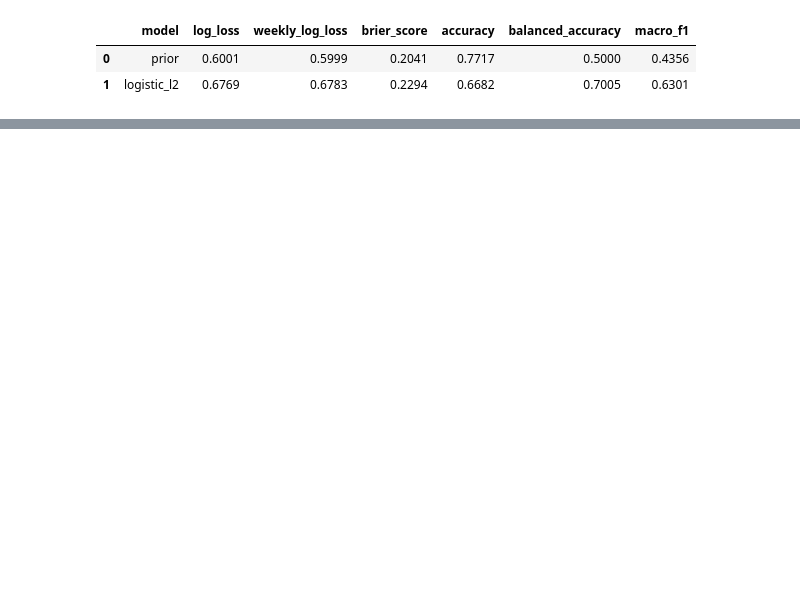
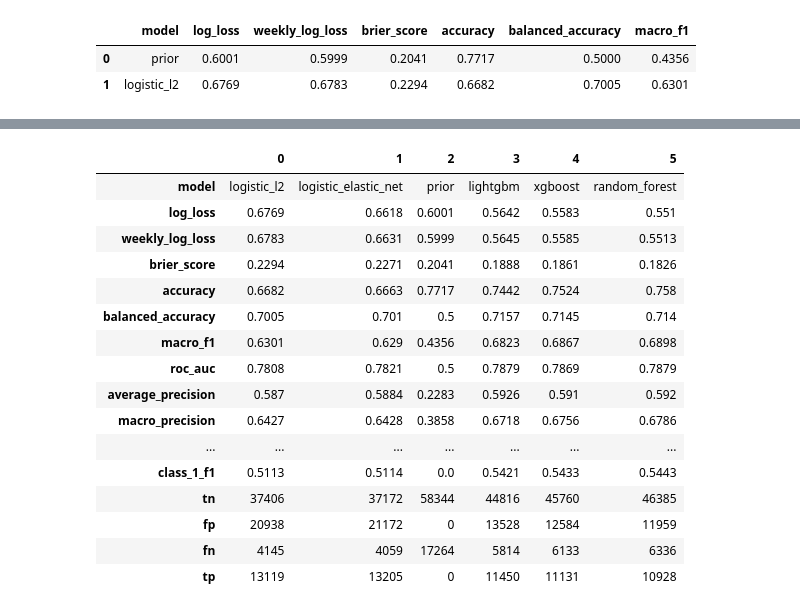
Before and after one commit to manu-horn/online-retail, a Jupyter notebook: notebooks/04_modeling.ipynb, the cells around one changed output, grey strips where cells are left out. Drawn from its saved outputs; the diff is of its cells as text; code cells hidden in the pictures; blank space fills up the shorter version.

```diff
--- a/notebooks/04_modeling.ipynb
+++ b/notebooks/04_modeling.ipynb
@@ -114,0 +186,5 @@ not establish that weekly snapshots cause overfitting. The final test is unevalu
+# %%
+from online_retail.modeling.trees import run_tree_models
+
+tree_metrics = run_tree_models(DATA, ROOT / "artifacts/tree_models", n_trials=15)
+tree_metrics.round(4)
@@ -114,0 +204,36 @@ not establish that weekly snapshots cause overfitting. The final test is unevalu
+# %%
+from online_retail.modeling.metrics import evaluate
+
+reports = []
+for name, directory in [("logistic_l2", ROOT / "artifacts/logistic_baseline"),
+                        ("logistic_elastic_net", ROOT / "artifacts/logistic_elastic_net")]:
+    predictions = pd.read_parquet(directory / "validation_predictions.parquet")
+    reports.append({"model": name, **evaluate(
+        predictions, predictions[["p_class_0", "p_class_1"]].to_numpy())})
+
+# Recompute the prior reference with the expanded metric report.
+validation = pd.read_parquet(DATA / "validation.parquet")
+prior = train["RepurchaseWithin50Days"].mean()
+prior_probabilities = [[1 - prior, prior]] * len(validation)
+reports.append({"model": "prior", **evaluate(validation, prior_probabilities)})
+comparison = pd.concat([pd.DataFrame(reports), tree_metrics], ignore_index=True)
+comparison.to_csv(ROOT / "artifacts/model_comparison.csv", index=False)
+comparison.round(4).T
+# %% [output]
+|  | 0 | 1 | 2 | 3 | 4 | 5 |
+| model | logistic_l2 | logistic_elastic_net | prior | lightgbm | xgboost | random_forest |
+| log_loss | 0.6769 | 0.6618 | 0.6001 | 0.5642 | 0.5583 | 0.551 |
+| weekly_log_loss | 0.6783 | 0.6631 | 0.5999 | 0.5645 | 0.5585 | 0.5513 |
+| brier_score | 0.2294 | 0.2271 | 0.2041 | 0.1888 | 0.1861 | 0.1826 |
+| accuracy | 0.6682 | 0.6663 | 0.7717 | 0.7442 | 0.7524 | 0.758 |
+| balanced_accuracy | 0.7005 | 0.701 | 0.5 | 0.7157 | 0.7145 | 0.714 |
+| macro_f1 | 0.6301 | 0.629 | 0.4356 | 0.6823 | 0.6867 | 0.6898 |
+| roc_auc | 0.7808 | 0.7821 | 0.5 | 0.7879 | 0.7869 | 0.7879 |
+| average_precision | 0.587 | 0.5884 | 0.2283 | 0.5926 | 0.591 | 0.592 |
+| macro_precision | 0.6427 | 0.6428 | 0.3858 | 0.6718 | 0.6756 | 0.6786 |
+| ... | ... | ... | ... | ... | ... | ... |
+| class_1_f1 | 0.5113 | 0.5114 | 0.0 | 0.5421 | 0.5433 | 0.5443 |
+| tn | 37406 | 37172 | 58344 | 44816 | 45760 | 46385 |
+| fp | 20938 | 21172 | 0 | 13528 | 12584 | 11959 |
+| fn | 4145 | 4059 | 17264 | 5814 | 6133 | 6336 |
+| tp | 13119 | 13205 | 0 | 11450 | 11131 | 10928 |
```
Also changed, not shown: parts of 26 cells of this notebook, 12 other files.
